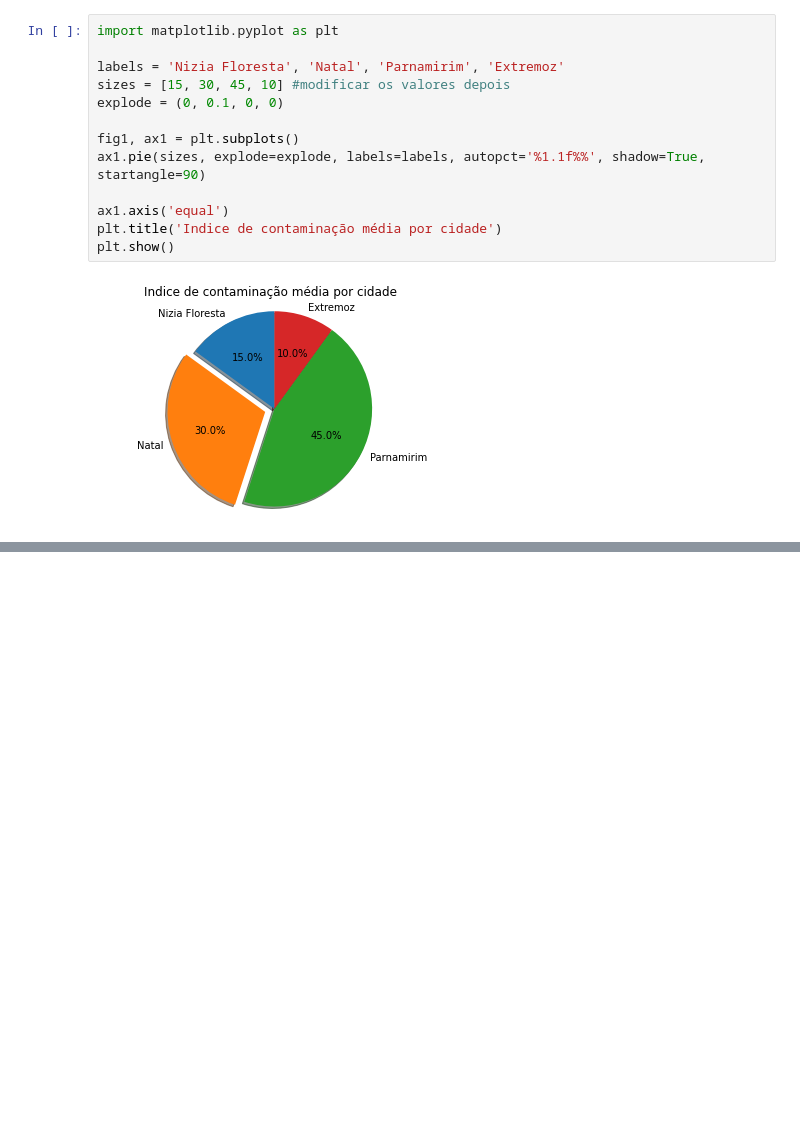
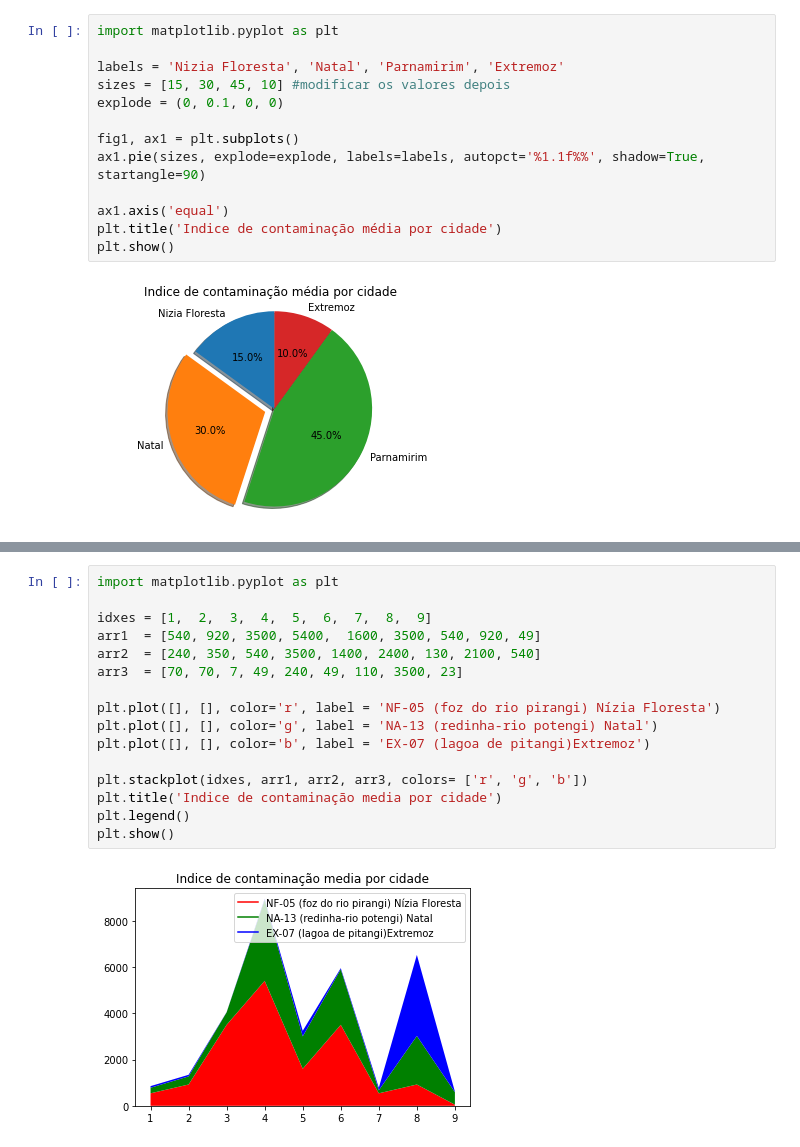
Before and after one commit to joseanepalhares/Analise-e-classificacao-das-condicoes-de-balneabilidade-das-praias-do-Rio-Grande-do-Norte, a Jupyter notebook: Agua_Azul.ipynb, the cells around one changed output, grey strips where cells are left out. Cells and saved outputs as stored; diff of their text form; blank space fills up the shorter version.

```diff
--- a/Agua_Azul.ipynb
+++ b/Agua_Azul.ipynb
@@ -104,0 +120,18 @@ plt.show()
+# %%
+import matplotlib.pyplot as plt
+
+idxes = [1,  2,  3,  4,  5,  6,  7,  8,  9]
+arr1  = [540, 920, 3500, 5400,  1600, 3500, 540, 920, 49]
+arr2  = [240, 350, 540, 3500, 1400, 2400, 130, 2100, 540]
+arr3  = [70, 70, 7, 49, 240, 49, 110, 3500, 23]
+
+plt.plot([], [], color='r', label = 'NF-05 (foz do rio pirangi) Nízia Floresta')
+plt.plot([], [], color='g', label = 'NA-13 (redinha-rio potengi) Natal')
+plt.plot([], [], color='b', label = 'EX-07 (lagoa de pitangi)Extremoz')
+
+plt.stackplot(idxes, arr1, arr2, arr3, colors= ['r', 'g', 'b'])
+plt.title('Indice de contaminação media por cidade')
+plt.legend()
+plt.show()
+# %% [output]
+[figure, added]
```
Also changed, not shown: parts of 6 cells of this notebook.
